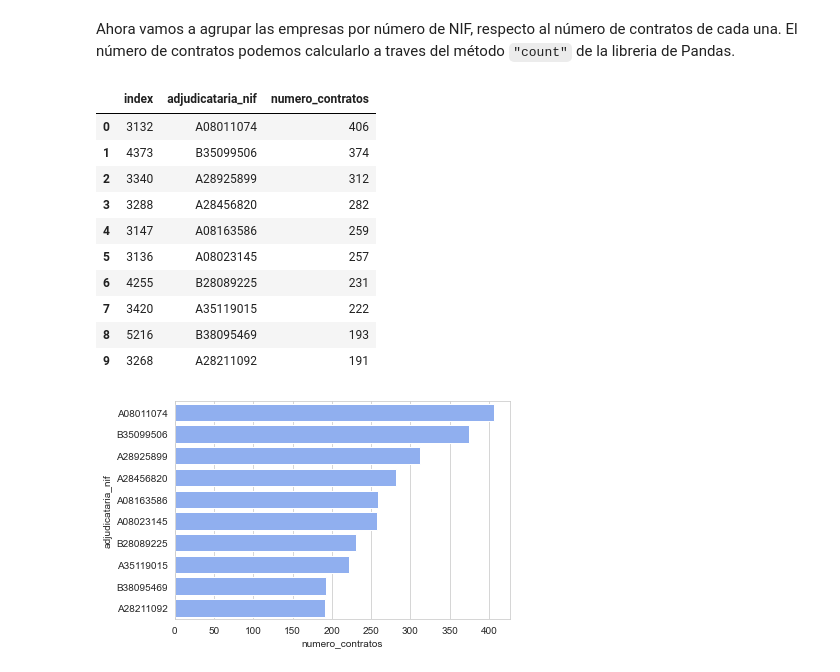
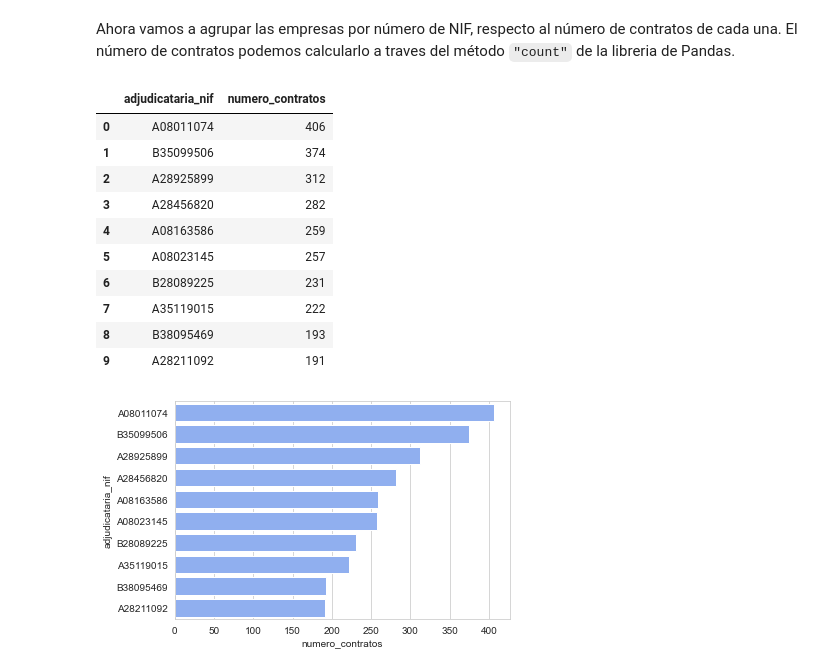
Before and after one commit to JosueLanzarote/Contratos-adjudicados-y-formalizados-del-Gobierno-de-Canarias, a Jupyter notebook: Contratos adjudicados y formalizados del Gobierno de Canarias.ipynb, the cells around one changed output. Cells and saved outputs as stored; diff of their text form; code cells hidden in the pictures.

```diff
--- a/Contratos adjudicados y formalizados del Gobierno de Canarias.ipynb
+++ b/Contratos adjudicados y formalizados del Gobierno de Canarias.ipynb
@@ -407,20 +399,20 @@ adjudicatarias_por_numero_contratos = adjudicatarias_por_numero_contratos.rename
 # %%
 mayores_adjudicatarias_por_numero_contratos = adjudicatarias_por_numero_contratos[adjudicatarias_por_numero_contratos.adjudicataria_nif != '_U']  \
     .sort_values(by='numero_contratos', ascending=False)  \
-    .head(10).reset_index()
+    .head(10).reset_index(drop=True)
 mayores_adjudicatarias_por_numero_contratos
 # %% [output]
-|  | index | adjudicataria_nif | numero_contratos |
-| 0 | 3132 | A08011074 | 406 |
-| 1 | 4373 | B35099506 | 374 |
-| 2 | 3340 | A28925899 | 312 |
-| 3 | 3288 | A28456820 | 282 |
-| 4 | 3147 | A08163586 | 259 |
-| 5 | 3136 | A08023145 | 257 |
-| 6 | 4255 | B28089225 | 231 |
-| 7 | 3420 | A35119015 | 222 |
-| 8 | 5216 | B38095469 | 193 |
-| 9 | 3268 | A28211092 | 191 |
+|  | adjudicataria_nif | numero_contratos |
+| 0 | A08011074 | 406 |
+| 1 | B35099506 | 374 |
+| 2 | A28925899 | 312 |
+| 3 | A28456820 | 282 |
+| 4 | A08163586 | 259 |
+| 5 | A08023145 | 257 |
+| 6 | B28089225 | 231 |
+| 7 | A35119015 | 222 |
+| 8 | B38095469 | 193 |
+| 9 | A28211092 | 191 |
 # %%
 sns.barplot(data=mayores_adjudicatarias_por_numero_contratos, y='adjudicataria_nif', x='numero_contratos', color='#80aaff')
 plt.show()
```
Also changed, not shown: parts of 14 cells of this notebook, 4 other files.
